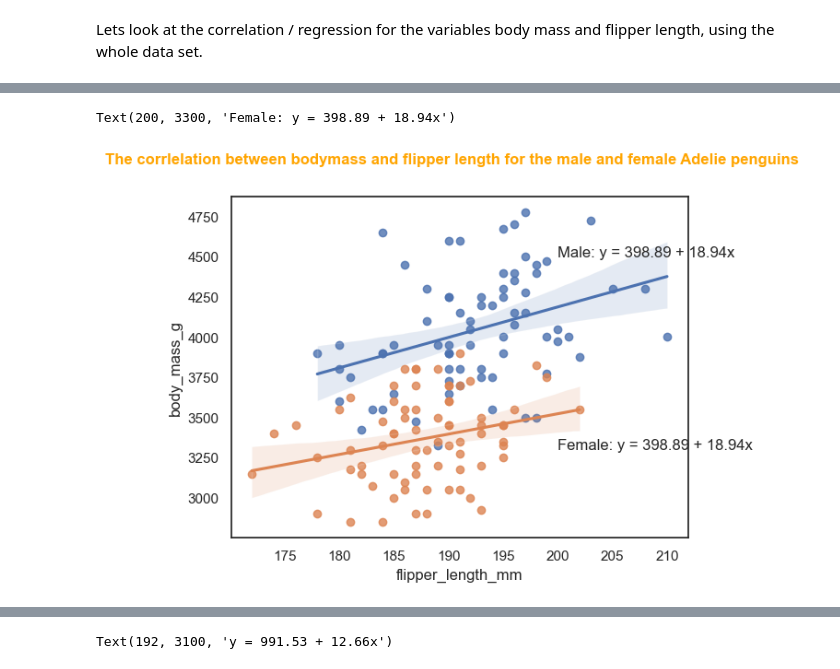
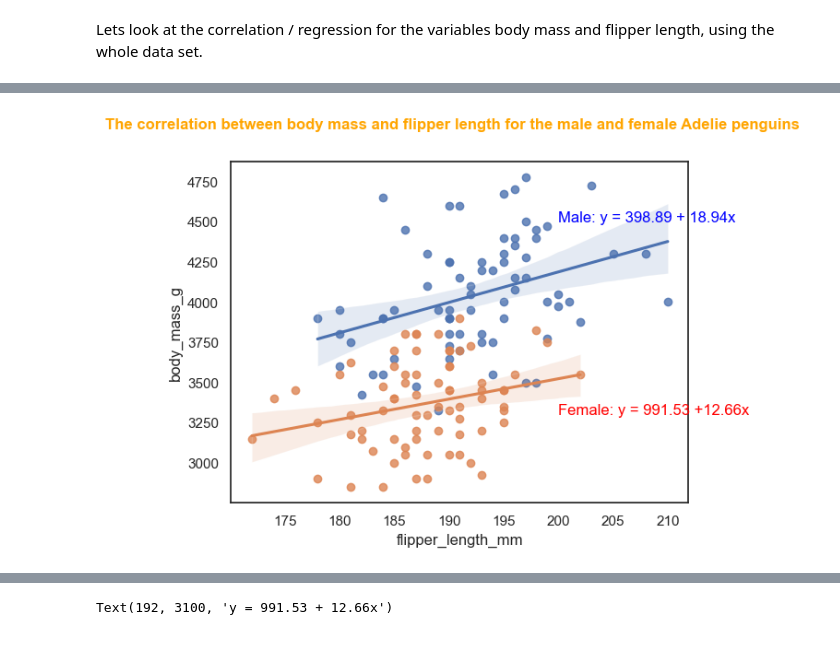
Before and after one commit to Laura6826/PofDA-mywork, a Jupyter notebook: penguins.ipynb, the cells around one changed output, grey strips where cells are left out. Drawn from its saved outputs; the diff is of its cells as text; code cells hidden in the pictures.

```diff
--- a/penguins.ipynb
+++ b/penguins.ipynb
@@ -582,29 +594,27 @@ Text(200, 3400, 'y = -5780.83 + 49.69x')
-# %%
-# The code for this regplot was sourced from <https://www.statology.org/seaborn-regplot-equation/>.
-# and maipulated to suit the needs of this project
-
-#create regplot
-
-
-# Male Adelie penguins
-p = sns.regplot(male_adelie_df, x=male_adelie_df.flipper_length_mm, y=male_adelie_df.body_mass_g)
-#calculate slope and intercept of regression equation
-slope, intercept, r, p, sterr = scipy.stats.linregress(x=p.get_lines()[0].get_xdata(),
-                                                       y=p.get_lines()[0].get_ydata())
-
-# Female Adelie penguins
-p = sns.regplot(female_adelie_df, x=female_adelie_df.flipper_length_mm, y=female_adelie_df.body_mass_g)
-slope, intercept, r, p, sterr = scipy.stats.linregress(x=p.get_lines()[0].get_xdata(),
-                                                       y=p.get_lines()[0].get_ydata())
-#add regression equation to plot
-
-sns.set_theme(style="white")
-plt.suptitle ('The corrlelation between bodymass and flipper length for the male and female Adelie penguins',
-             fontsize=12,fontweight='bold', color='orange')
-plt.text(200, 4500, 'Male: y = ' + str(round(intercept,2)) + ' + ' + str(round(slope,2)) + 'x')
-plt.text(200, 3300, 'Female: y = ' + str(round(intercept,2)) + ' + ' + str(round(slope,2)) + 'x')
-
-# (200,3400) represent the position for the equation on the graph, the '2', represents the number of decimals to present.
-# %% [output]
-Text(200, 3300, 'Female: y = 398.89 + 18.94x')
-[figure, removed]
+# %%
+# AI was used to fine tune the code below.
+
+import scipy.stats
+
+# Assuming male_adelie_df and female_adelie_df are your dataframes with the respective data.
+# Male Adelie penguins
+p1 = sns.regplot(data=male_adelie_df, x='flipper_length_mm', y='body_mass_g')
+slope1, intercept1, r_value, p_value, std_err = scipy.stats.linregress(x=p1.get_lines()[0].get_xdata(),
+                                                                       y=p1.get_lines()[0].get_ydata())
+# Add regression equations to the plot
+plt.text(200, 4500, f'Male: y = {intercept1:.2f} + {slope1:.2f}x', color='blue')
+
+# Female Adelie penguins
+p2 = sns.regplot(data=female_adelie_df, x='flipper_length_mm', y='body_mass_g')
+slope2, intercept2, r_value, p_value, std_err = scipy.stats.linregress(x=p2.get_lines()[0].get_xdata(),
+                                                                       y=p2.get_lines()[0].get_ydata())
+plt.text(200, 3300, f'Female: y = 991.53 +12.66x', color='red')
+# I could not figure out how to prevent hte male equation from  'over writing' the female equation, so i wrote it out.
+
+# Set the theme and title for the plot
+sns.set_theme(style="white")
+plt.suptitle('The correlation between body mass and flipper length for the male and female Adelie penguins',
+             fontsize=12, fontweight='bold', color='orange')
+plt.show()
+# %% [output]
+[figure, added]
```
Also changed, not shown: parts of 3 cells of this notebook.
